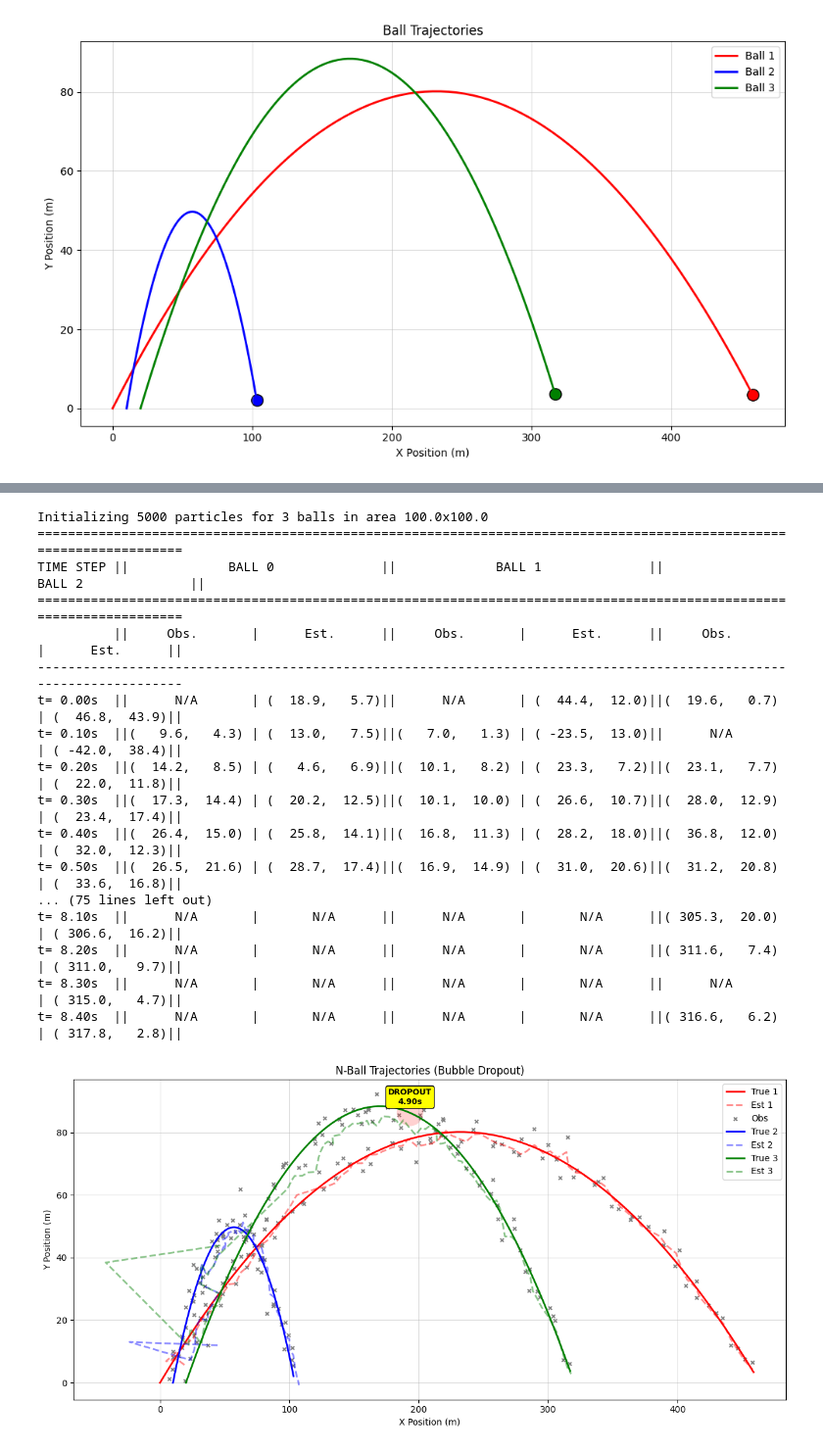
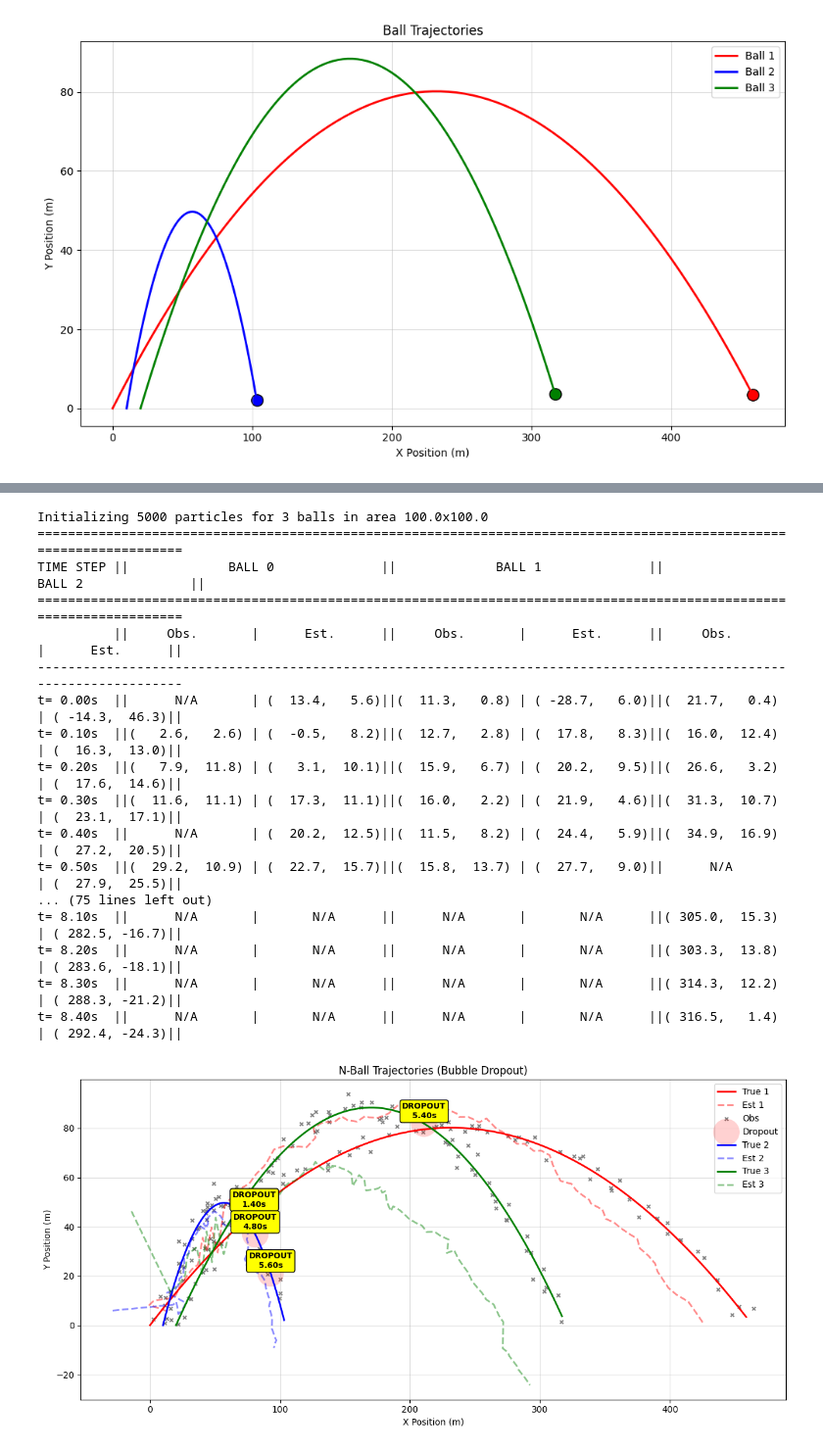
Before and after one commit to DamianJack/ball-tracking-particle-filter, a Jupyter notebook: src/ball_tracking.ipynb, the cells around one changed output, grey strips where cells are left out. Shown at 98% size. Drawn from its saved outputs; the diff is of its cells as text; code cells hidden in the pictures.

```diff
--- a/src/ball_tracking.ipynb
+++ b/src/ball_tracking.ipynb
@@ -77,7 +81,7 @@ t= 8.40s || (316.97,   3.70)
 #BallObservation
 
 NOISE_STDDEV = 3.0
-DROPOUT_PROB = 0.02
+DROPOUT_PROB = 0.15
 observers     = [BallObservation(traj, noise_stddev=NOISE_STDDEV, dropout_prob=DROPOUT_PROB)
                      for traj in trajectories]
 obs_sequences = [obs.simulate_observations() for obs in observers]
@@ -146,43 +150,53 @@ print(f"{'':10}||" + "".join(f"{'Obs.':^{_cw}} | {'Est.':^{_cw}}||" for b in ran
 print("-" * (10 + 2 + (N_BALLS * (_cw * 2 + 3 + 2))))
 
 fmt = lambda v: f"({v[0]:6.1f},{v[1]:6.1f})" if v is not None else f"{'N/A':^{_cw}}"
+time_values = []
+observed_balls = []
+estimated_balls = []
+
 
 for step_idx in range(n_steps):
         t        = next(obs_sequences[b][step_idx][0] for b in range(N_BALLS) if step_idx < len(obs_sequences[b]))
         obs_list = [obs_sequences[b][step_idx][1] if step_idx < len(obs_sequences[b]) else None for b in range(N_BALLS)]
         true_pos = [trajectories[b][min(step_idx, len(trajectories[b])-1)][1:3] for b in range(N_BALLS)]
         est      = assign_estimates(pf.step(dt=DT, observations=obs_list), true_pos)
 
         for b in range(N_BALLS):
             if step_idx < len(trajectories[b]):
                 estimated_trajectories[b].append(est[b])
+        time_values.append(t)
+
+        observed_balls.append(sum(1 for o in obs_list if o is not None))
+
+        estimated_balls.append(sum(1 for b in range(N_BALLS)
+        if step_idx < len(trajectories[b])))
 
         print(f"t={t:5.2f}s  ||" + "".join(
             f"{fmt(obs_list[b])} | {fmt(est[b, :2] if step_idx < len(trajectories[b]) else None)}||"
             for b in range(N_BALLS)))
 
 
 nBallTrajectoryPlot(
     trajectories=trajectories,
     observations=obs_sequences,
     estimates=[estimated_trajectories[i] for i in range(N_BALLS)]
 ).visualize()
 # %% [output]
 Initializing 5000 particles for 3 balls in area 100.0x100.0
 =====================================================================================================================
 TIME STEP ||             BALL 0              ||             BALL 1              ||             BALL 2              ||
 =====================================================================================================================
           ||     Obs.       |      Est.      ||     Obs.       |      Est.      ||     Obs.       |      Est.      ||
 ---------------------------------------------------------------------------------------------------------------------
-t= 0.00s  ||      N/A       | (  18.9,   5.7)||      N/A       | (  44.4,  12.0)||(  19.6,   0.7) | (  46.8,  43.9)||
-t= 0.10s  ||(   9.6,   4.3) | (  13.0,   7.5)||(   7.0,   1.3) | ( -23.5,  13.0)||      N/A       | ( -42.0,  38.4)||
-t= 0.20s  ||(  14.2,   8.5) | (   4.6,   6.9)||(  10.1,   8.2) | (  23.3,   7.2)||(  23.1,   7.7) | (  22.0,  11.8)||
-t= 0.30s  ||(  17.3,  14.4) | (  20.2,  12.5)||(  10.1,  10.0) | (  26.6,  10.7)||(  28.0,  12.9) | (  23.4,  17.4)||
-t= 0.40s  ||(  26.4,  15.0) | (  25.8,  14.1)||(  16.8,  11.3) | (  28.2,  18.0)||(  36.8,  12.0) | (  32.0,  12.3)||
-t= 0.50s  ||(  26.5,  21.6) | (  28.7,  17.4)||(  16.9,  14.9) | (  31.0,  20.6)||(  31.2,  20.8) | (  33.6,  16.8)||
+t= 0.00s  ||      N/A       | (  13.4,   5.6)||(  11.3,   0.8) | ( -28.7,   6.0)||(  21.7,   0.4) | ( -14.3,  46.3)||
+t= 0.10s  ||(   2.6,   2.6) | (  -0.5,   8.2)||(  12.7,   2.8) | (  17.8,   8.3)||(  16.0,  12.4) | (  16.3,  13.0)||
+t= 0.20s  ||(   7.9,  11.8) | (   3.1,  10.1)||(  15.9,   6.7) | (  20.2,   9.5)||(  26.6,   3.2) | (  17.6,  14.6)||
+t= 0.30s  ||(  11.6,  11.1) | (  17.3,  11.1)||(  16.0,   2.2) | (  21.9,   4.6)||(  31.3,  10.7) | (  23.1,  17.1)||
+t= 0.40s  ||      N/A       | (  20.2,  12.5)||(  11.5,   8.2) | (  24.4,   5.9)||(  34.9,  16.9) | (  27.2,  20.5)||
+t= 0.50s  ||(  29.2,  10.9) | (  22.7,  15.7)||(  15.8,  13.7) | (  27.7,   9.0)||      N/A       | (  27.9,  25.5)||
 ... (75 lines left out)
-t= 8.10s  ||      N/A       |       N/A      ||      N/A       |       N/A      ||( 305.3,  20.0) | ( 306.6,  16.2)||
-t= 8.20s  ||      N/A       |       N/A      ||      N/A       |       N/A      ||( 311.6,   7.4) | ( 311.0,   9.7)||
-t= 8.30s  ||      N/A       |       N/A      ||      N/A       |       N/A      ||      N/A       | ( 315.0,   4.7)||
-t= 8.40s  ||      N/A       |       N/A      ||      N/A       |       N/A      ||( 316.6,   6.2) | ( 317.8,   2.8)||
+t= 8.10s  ||      N/A       |       N/A      ||      N/A       |       N/A      ||( 305.0,  15.3) | ( 282.5, -16.7)||
+t= 8.20s  ||      N/A       |       N/A      ||      N/A       |       N/A      ||( 303.3,  13.8) | ( 283.6, -18.1)||
+t= 8.30s  ||      N/A       |       N/A      ||      N/A       |       N/A      ||( 314.3,  12.2) | ( 288.3, -21.2)||
+t= 8.40s  ||      N/A       |       N/A      ||      N/A       |       N/A      ||( 316.5,   1.4) | ( 292.4, -24.3)||
-[figure, old version]
+[figure, new version]
```
Also changed, not shown: parts of 4 cells of this notebook, 1 other file.
